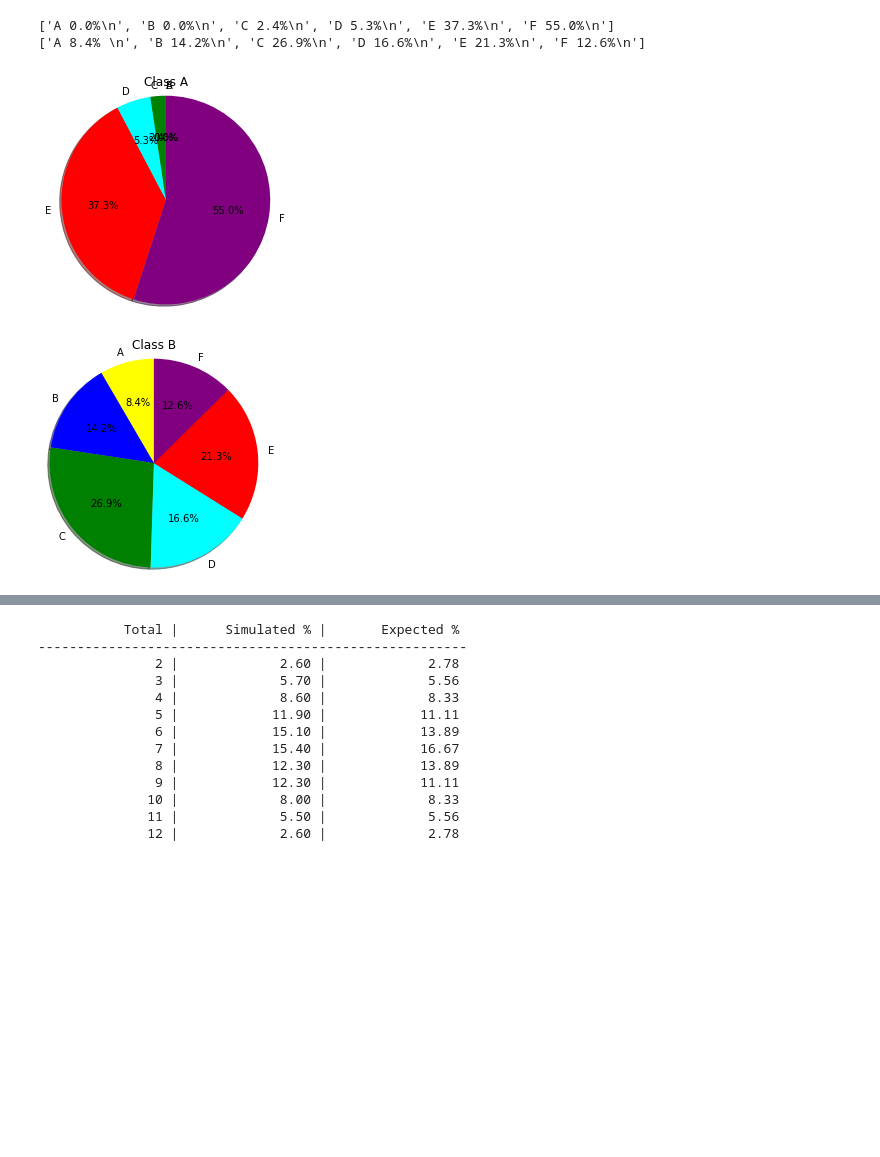
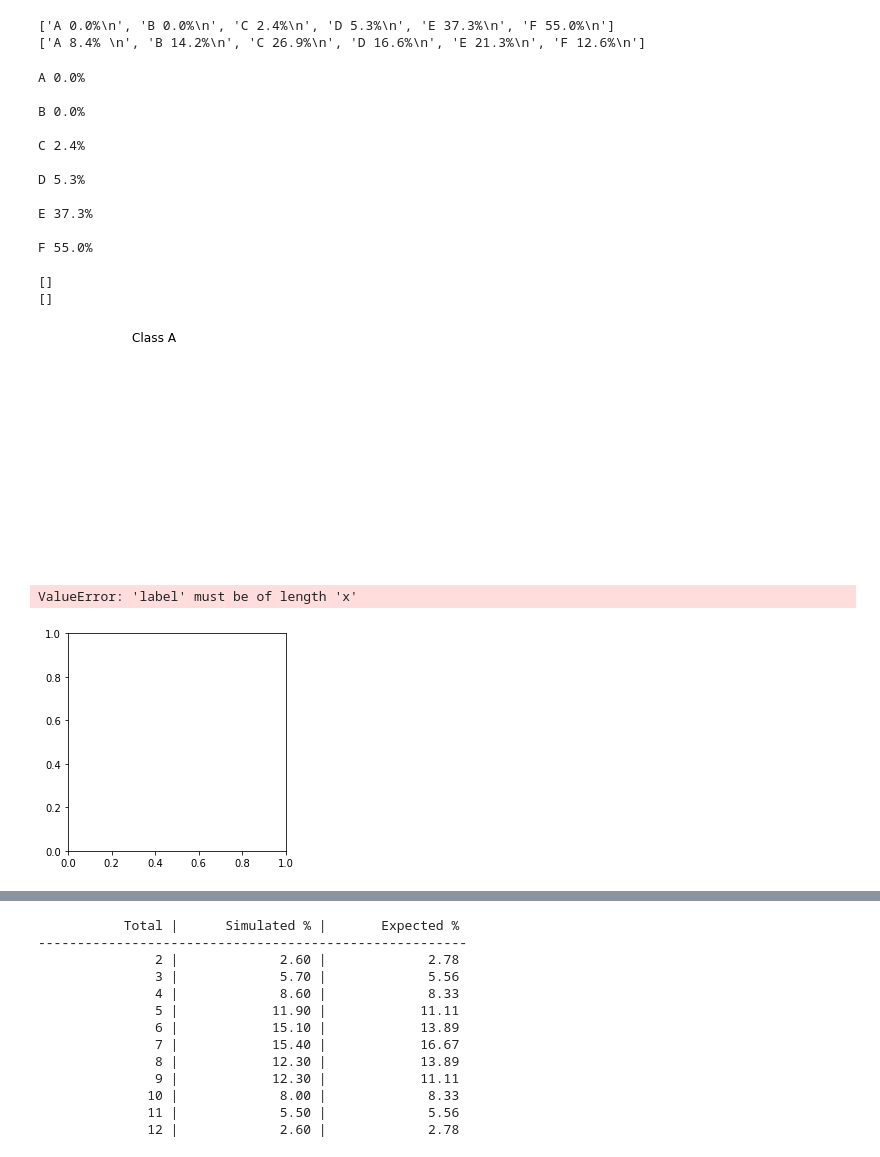
Before and after one commit to xjohansson/python-programming-Xiu-Johansson, a Jupyter notebook: AI_Exercises/L8_file_handling.ipynb, the cells around one changed output, grey strips where cells are left out. Cells and saved outputs as stored; diff of their text form; code cells hidden in the pictures; blank space fills up the shorter version.

```diff
--- a/AI_Exercises/L8_file_handling.ipynb
+++ b/AI_Exercises/L8_file_handling.ipynb
@@ -168,6 +180,42 @@ with open(path1, "r") as f1, open(path2, "r") as f2:
 # %% [output]
 ['A 0.0%\n', 'B 0.0%\n', 'C 2.4%\n', 'D 5.3%\n', 'E 37.3%\n', 'F 55.0%\n']
 ['A 8.4% \n', 'B 14.2%\n', 'C 26.9%\n', 'D 16.6%\n', 'E 21.3%\n', 'F 12.6%\n']
+# %%
+import matplotlib.pyplot as plt
+import numpy as np
+
+grade1 = []
+percentage1= []
+
+with open(path1, 'r') as f:
+    for line in f.readlines():
+        print(line)
+
+    colors = ['yellow', 'b', 'green', 'cyan','red',"purple"]
+    print(grade1)
+    print(percentage1)
+# plotting pie chart
+plt.pie(percentage1, labels = grade1, colors = colors, startangle = 90,
+        shadow = True, radius = 1.2, autopct = '%1.1f%%')
+
+plt.title("Class A")
+plt.show()
+# %% [output]
+A 0.0%
+
+B 0.0%
+
+C 2.4%
+
+D 5.3%
+
+E 37.3%
+
+F 55.0%
+
+[]
+[]
+[figure, added]
 # %%
 #Use matplotlib to plot pie charts for each grade categories in each file. (*)
 # Import libraries
@@ -175,43 +223,45 @@ import matplotlib.pyplot as plt
 import numpy as np
 
 grade1 = []
 percentage1= []
 
-for line in open(path1, 'r'):
-    Data = [i for i in line.split()]
-    grade1.append(Data[0])
-    New_Data= [ j for j in Data[1].split('%')]
+with open(path1, 'r') as f:
+    for line in f.readlines():
+        Data = [i for i in line.split()]
+        grade1.append(Data[0])
+        New_Data= [ j for j in Data[1].split('%')]
 
     percentage1.append(New_Data[0])
     colors = ['yellow', 'b', 'green', 'cyan','red',"purple"]
 
 # plotting pie chart
 plt.pie(percentage1, labels = grade1, colors = colors, startangle = 90,
         shadow = True, radius = 1.2, autopct = '%1.1f%%')
 
 plt.title("Class A")
 plt.show()
 
 
 grade2 = []
 percentage2= []
 
-for line in open(path2, 'r'):
-    Data = [i for i in line.split()]
-    grade2.append(Data[0])
-    New_Data= [ j for j in Data[1].split('%')]
+with open(path2, 'r') as f:
+    for line in f.readlines():
+        Data = [i for i in line.split()]
+        grade2.append(Data[0])
+        New_Data= [ j for j in Data[1].split('%')]
 
     percentage2.append(New_Data[0])
     colors = ['yellow', 'b', 'green', 'cyan','red',"purple"]
 
 # plotting pie chart
 plt.pie(percentage2, labels = grade2, colors = colors, startangle = 90,
         shadow = True, radius = 1.2, autopct = '%1.1f%%')
 plt.title("Class B")
 plt.show()
 # %% [output]
+ValueError: 'label' must be of length 'x'
-[figure, old version]
+[figure, new version]
-[figure, removed]
 # %%
 #https://www.codespeedy.com/sorting-contents-of-a-text-file-using-a-python-program/
 def sorting(filename):
```
Also changed, not shown: parts of 1 cell of this notebook, 22 other files.
